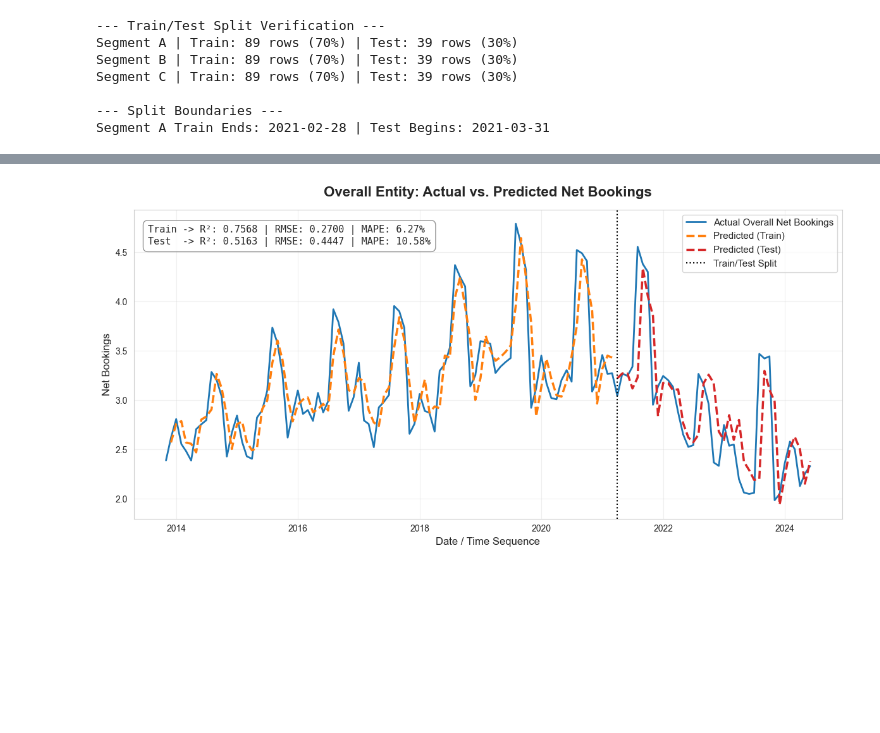
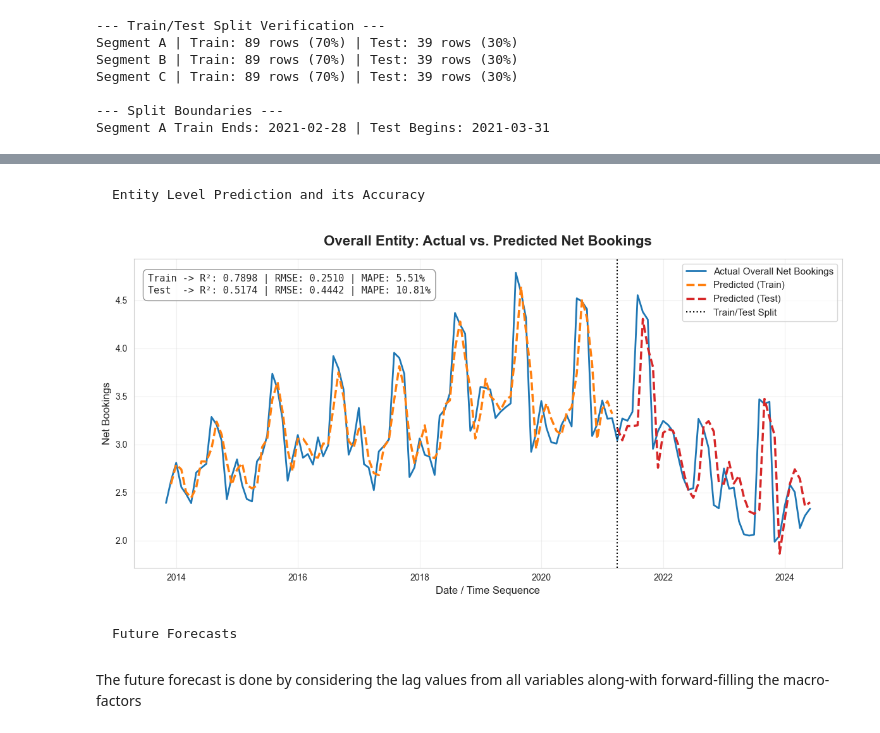
Before and after one commit to abhisekdey12/cisco_use_case, a Jupyter notebook: Entity Booking Forecast.ipynb, the cells around one changed output, grey strips where cells are left out. Cells and saved outputs as stored; diff of their text form; code cells hidden in the pictures; blank space fills up the shorter version.

```diff
--- a/Entity Booking Forecast.ipynb
+++ b/Entity Booking Forecast.ipynb
@@ -487,7 +406,7 @@ def drop_highly_correlated(train_df, test_df, threshold=0.8):
     upper = corr_matrix.where(np.triu(np.ones(corr_matrix.shape), k=1).astype(bool))
 
     # Find features with correlation greater than threshold
-    to_drop = [column for column in upper.columns if any(upper[column] > threshold) and column not in target_cols]
+    to_drop = [column for column in upper.columns if any(abs(upper[column]) > threshold) and column not in target_cols]
 
     # Drop the features from both train and test sets
     train_reduced = train_df.drop(columns=to_drop)
@@ -505,8 +424,11 @@ df_B_lagged = create_lagged_features(df_B, n_lags=3)
 train_B, test_B = time_series_split(df_B_lagged, train_ratio=0.7)
 train_B_filtered, test_B_filtered, dropped_B = drop_highly_correlated(train_B, test_B, threshold=0.8)
 
-
-# Apply the pipeline to Segment A
+# Apply the pipeline to Segment C
 df_C_lagged = create_lagged_features(df_C, n_lags=3)
 train_C, test_C = time_series_split(df_C_lagged, train_ratio=0.7)
 train_C_filtered, test_C_filtered, dropped_C = drop_highly_correlated(train_C, test_C, threshold=0.8)
+
+print('In segment A, number of features dropped from {0} to {1} due to high correlation '.format(df_A_lagged.shape[1], train_A_filtered.shape[1]))
+print('In segment B, number of features dropped from {0} to {1} due to high correlation '.format(df_B_lagged.shape[1], train_B_filtered.shape[1]))
+print('In segment C, number of features dropped from {0} to {1} due to high correlation '.format(df_C_lagged.shape[1], train_C_filtered.shape[1]))
@@ -852,4 +781,7 @@ AGGREGATION AND ENTITY-LEVEL EVALUATION LOGIC:
+# %% [markdown]
+    Entity Level Prediction and its Accuracy
 # %%
+# Ensure df is defined from your original data source
 entity_actual = df['net_bookings_3m | Entity']
 
 segments = ['A', 'B', 'C']
@@ -892,15 +824,23 @@ for seg, (train_df, test_df) in datasets.items():
 
     test_mask = y_test_diff.notna() & y_test_abs.notna()
     X_test_clean = X_test[test_mask]
+    y_test_diff_clean = y_test_diff[test_mask]
     test_lag1_clean = test_lag1[test_mask]
 
-    # FEATURE SELECTION
-    imputer = SimpleImputer(strategy='mean')
-    X_train_imp = pd.DataFrame(imputer.fit_transform(X_train_clean), columns=X_train_clean.columns)
+    # FEATURE SELECTION (No Imputation, Handles NaNs Natively)
+    sel_model = HistGradientBoostingRegressor(
+        loss='squared_error',
+        learning_rate=0.05,
+        max_iter=50,
+        max_depth=3,
+        min_samples_leaf=10,
+        l2_regularization=1.0,
+        random_state=42
+    )
+    sel_model.fit(X_train_clean, y_train_diff_clean)
 
-    sel_model = GradientBoostingRegressor(random_state=42, max_depth=3)
-    sel_model.fit(X_train_imp, y_train_diff_clean)
-    importance_df = pd.DataFrame({'Feature': X_train_clean.columns, 'Imp': sel_model.feature_importances_})
+    perm_importance = permutation_importance(sel_model, X_train_clean, y_train_diff_clean, n_repeats=5, random_state=42)
+    importance_df = pd.DataFrame({'Feature': X_train_clean.columns, 'Imp': perm_importance.importances_mean})
     top_10_features = importance_df.sort_values('Imp', ascending=False).head(10)['Feature'].tolist()
 
     # CONSTRAINED MODEL
@@ -922,7 +862,7 @@ for seg, (train_df, test_df) in datasets.items():
     train_preds_abs = train_diff_preds + train_lag1_clean.values
     test_preds_abs = test_diff_preds + test_lag1_clean.values
 
-    # Retain exact index mapping (FIX APPLIED HERE)
+    # Retain exact index mapping for Datetime consistency
     train_preds_dict[seg] = pd.Series(train_preds_abs, index=train.index[train_mask])
     test_preds_dict[seg] = pd.Series(test_preds_abs, index=test.index[test_mask])
 
@@ -949,31 +889,31 @@ fig, ax = plt.subplots(figsize=(12, 6))
 # Plot Actuals (Blue)
 ax.plot(entity_actual.index, entity_actual, label='Actual Overall Net Bookings', color='#1f77b4', linewidth=2)
 
 # Plot Predicted Train (Orange) and Test (Red)
 ax.plot(train_pred_entity.index, train_pred_entity, label='Predicted (Train)', color='#ff7f0e', linestyle='--', linewidth=2.5)
 ax.plot(test_pred_entity.index, test_pred_entity, label='Predicted (Test)', color='#d62728', linestyle='--', linewidth=2.5)
 
 # Split Line
 split_index = test_pred_entity.index[0]
 ax.axvline(x=split_index, color='black', linestyle=':', label='Train/Test Split')
 
 # Metrics Box
 metrics_text = (
     f"Train -> R²: {train_r2:.4f} | RMSE: {train_rmse:.4f} | MAPE: {train_mape:.2%}\n"
     f"Test  -> R²: {test_r2:.4f} | RMSE: {test_rmse:.4f} | MAPE: {test_mape:.2%}"
 )
 props = dict(boxstyle='round,pad=0.5', facecolor='white', alpha=0.85, edgecolor='gray')
 ax.text(0.02, 0.95, metrics_text, transform=ax.transAxes, fontsize=11,
         verticalalignment='top', bbox=props, fontfamily='monospace')
 
 # Formatting
 ax.set_title('Overall Entity: Actual vs. Predicted Net Bookings', fontsize=16, fontweight='bold', pad=15)
 ax.set_xlabel('Date / Time Sequence', fontsize=12)
 ax.set_ylabel('Net Bookings', fontsize=12)
 ax.legend(fontsize=11, loc='upper right')
 ax.grid(True, alpha=0.3)
 
 plt.tight_layout()
 plt.show()
 # %% [output]
-[figure, old version]
+[figure, new version]
@@ -993,3 +920,7 @@ ITERATIVE MULTI-STEP FORECASTING AND AGGREGATION LOGIC:
+# %% [markdown]
+    Future Forecasts
+# %% [markdown]
+The future forecast is done by considering the lag values from all variables along-with forward-filling the macro-factors
 # %%
 def create_lagged_features(df, n_lags=3):
     lagged_data = [df]
```
Also changed, not shown: parts of 47 cells of this notebook.
